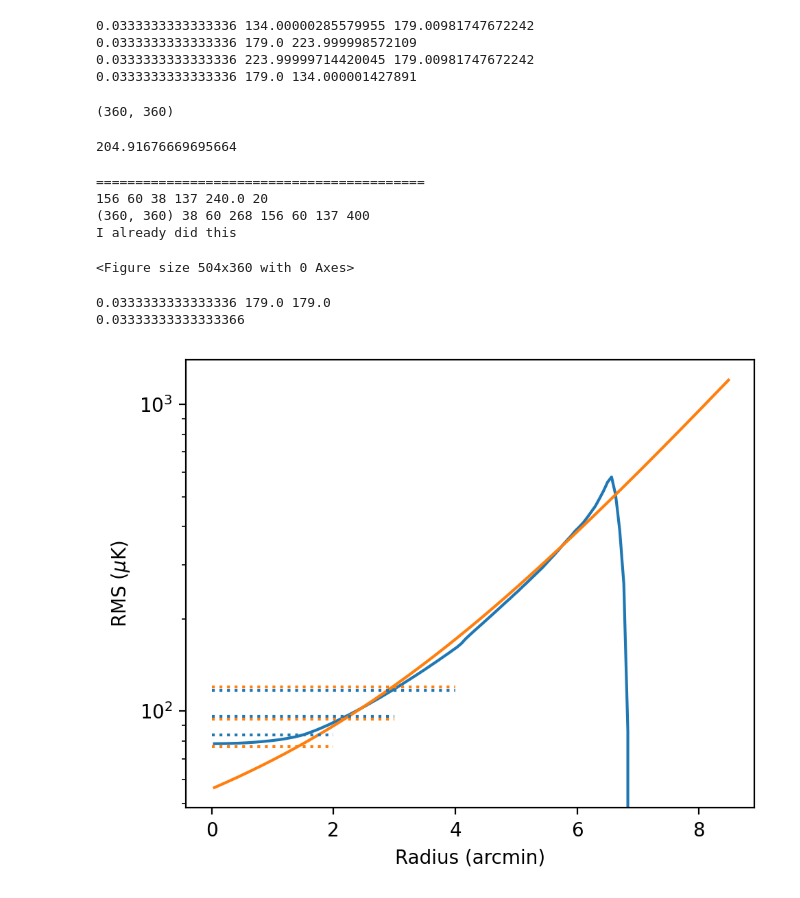
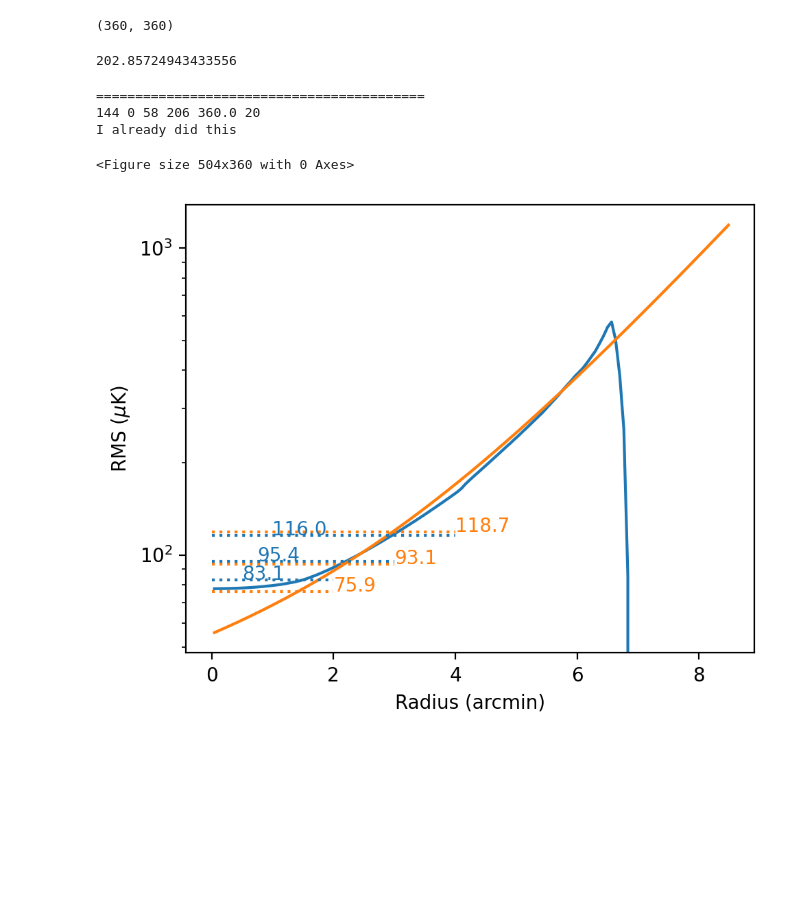
Before and after one commit to CharlesERomero/M2_TJ, a Jupyter notebook: src/M2_ProposalTools/Example_RMSmaps.ipynb, the cells around one changed output. Drawn from its saved outputs; the diff is of its cells as text; code cells hidden in the pictures; blank space fills up the shorter version.

```diff
--- a/src/M2_ProposalTools/Example_RMSmaps.ipynb
+++ b/src/M2_ProposalTools/Example_RMSmaps.ipynb
@@ -32,7 +32,7 @@ ny      = int(np.round(ysize*60/pixsize))   # Number of pixels (must be an integ
 Ptgs    = [Center]                          # Pointings should be a list of (RA,Dec) array-like values.
 sizes   = [-3.5]                            # Let's try offset scans! Here, 3.5' scans, offset
 times   = [10.0]                            # 10 hours
-offset  = 1.5                               # 1.5 arcminute offset (the default, but we may change it)
+offsets = [1.5]                               # 1.5 arcminute offset (the default, but we may change it)
 ############################################################################################
 ### Some additional parameters useful for plotting
 Theta500 = 3.5                             # Radius of interest, in arcminutes. If > 0, a circle will be plotted of this radius.
@@ -43,12 +43,8 @@ Theta500 = 3.5                             # Radius of interest, in arcminutes.
 ### and pass them in as <cx> and <cy>. Or ...just recompute the center RA and Dec.
 TemplateHDU = MRM.make_template_hdul(nx,ny,Center,pixsize)
 # %%
-RMSmap,nscans = MRM.make_rms_map(TemplateHDU,Ptgs,sizes,times,offset=offset)
+#RMSmap,nscans = MRM.make_rms_map(TemplateHDU,Ptgs,sizes,times,offset=offset)
+RMSmap,nscans = MRM.make_rms_map(TemplateHDU,Ptgs,sizes,times,offsets=offsets)
-# %% [output]
-0.0333333333333336 134.00000285579955 179.00981747672242
-0.0333333333333336 179.0 223.999998572109
-0.0333333333333336 223.99999714420045 179.00981747672242
-0.0333333333333336 179.0 134.000001427891
 # %%
 RMSmap.shape
 # %% [output]
@@ -56,7 +52,7 @@ RMSmap.shape
 # %%
 np.max(RMSmap)
 # %% [output]
-204.91676669695664
+202.85724943433556
 # %%
 prntinfo = True
 ############## Some inputs are useful if your template HDU has an actual image you want to portray
@@ -80,13 +76,12 @@ myfs     = 20                   # fontsize
 ###################################################################################################
 outpng   = "Example_rmsmap_OffsetPintings_3p5each_wR500.png"
 
-MRM.plot_rms_general(TemplateHDU,RMSmap,outpng,nscans=nscans,prntinfo=prntinfo,cra=Center[0],cdec=Center[1],
-                    ggm=ggm,ncnts=ncnts,vmin=vmin,vmax=vmax,ggmCut=ggmCut,ggmIsImg=ggmIsImg,
+MRM.plot_rms_general(TemplateHDU,outpng,nscans=nscans,prntinfo=prntinfo,cra=Center[0],cdec=Center[1],
+                    ggm=ggm,ncnts=ncnts,vmin=vmin,vmax=vmax,ggmCut=ggmCut,ggmIsImg=ggmIsImg,rmsmap=RMSmap,
                     tsource=tsource,R500=R500,r5col=R5c,zoom=zoom,noaxes=noaxes,myfs=myfs)
 # %% [output]
 ==========================================
-156 60 38 137 240.0 20
-(360, 360) 38 60 268 156 60 137 400
+144 0 58 206 360.0 20
 I already did this
 <Figure size 504x360 with 0 Axes>
 # %%
@@ -95,9 +90,6 @@ MRM=reload(MRM)
 RMSrads,RMSprof = MRM.calc_RMS_profile(TemplateHDU,RMSmap,Center)
 MapSpdProf      = RMSprof * np.sqrt(np.sum(times))
 LJD_MapSpeed    = MRM.get_rmsprof_from_s(RMSrads,-sizes[0])
-# %% [output]
-0.0333333333333336 179.0 179.0
-0.03333333333333366
 # %%
 Rmaxes          = [2,3,4]                        # Rmaxes of 2', 3', and 4'
 AvgedMapSpds    = MRM.calculate_RMS_within(RMSrads,MapSpdProf,Rmaxes=Rmaxes)
@@ -105,16 +97,18 @@ LJD_AvgMpSpds   = MRM.calculate_RMS_within(RMSrads,LJD_MapSpeed,Rmaxes=Rmaxes)
 # %%
 RMSfig = plt.figure(1,figsize=(5,4),dpi=200)
 RMSfig.clf()
 RMSax  = RMSfig.add_subplot(111)
 RMSax.plot(RMSrads,MapSpdProf,label="3.5; Offset by 1.5")
 RMSax.plot(RMSrads,LJD_MapSpeed,label="3.5; single ptg")
 for Rmax,AMS,LMS in zip(Rmaxes,AvgedMapSpds,LJD_AvgMpSpds):
     RMSax.plot([0,Rmax],[AMS,AMS],ls=":",color="C0")
+    RMSax.text(Rmax/4,AMS,"{:.1f}".format(AMS),color="C0")
     RMSax.plot([0,Rmax],[LMS,LMS],ls=":",color="C1")
+    RMSax.text(Rmax,LMS,"{:.1f}".format(LMS),color="C1")
 RMSax.set_xlabel("Radius (arcmin)")
 RMSax.set_ylabel(r"RMS ($\mu$K)")
 RMSax.set_yscale("log")
 RMSfig.tight_layout()
-RMSfig.savefig("Offset_vs_Single_Pointing_MappingSpeeds.png")
+RMSfig.savefig("Offset_vs_Single_Pointing_MappingSpeeds_v2.png")
 # %% [output]
-[figure, old version]
+[figure, new version]
```
Also changed, not shown: 10 other files.
